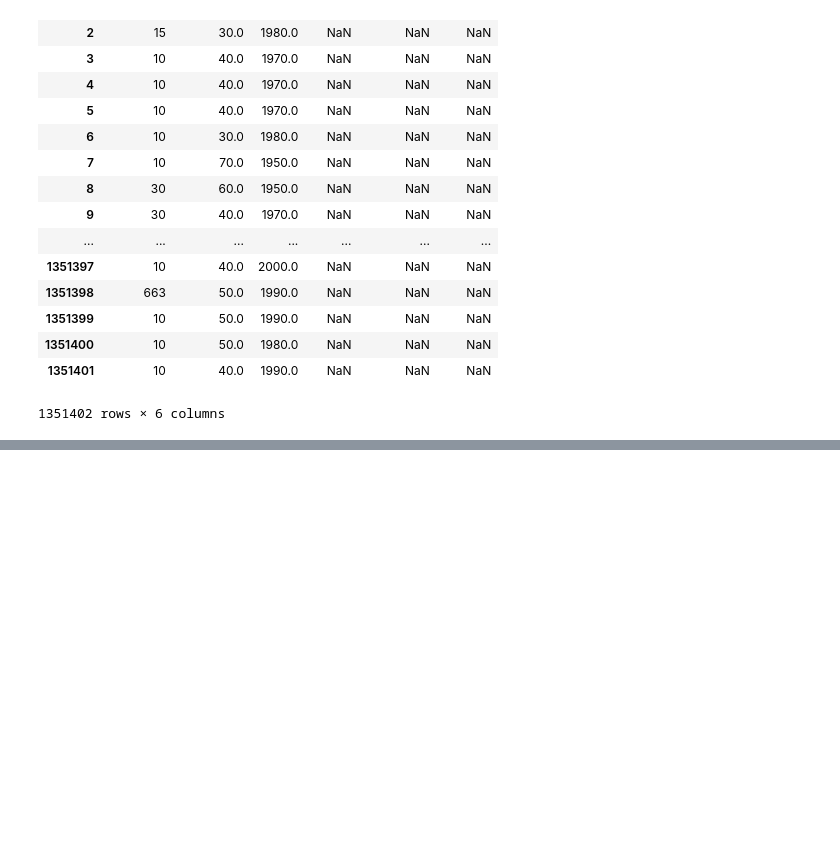
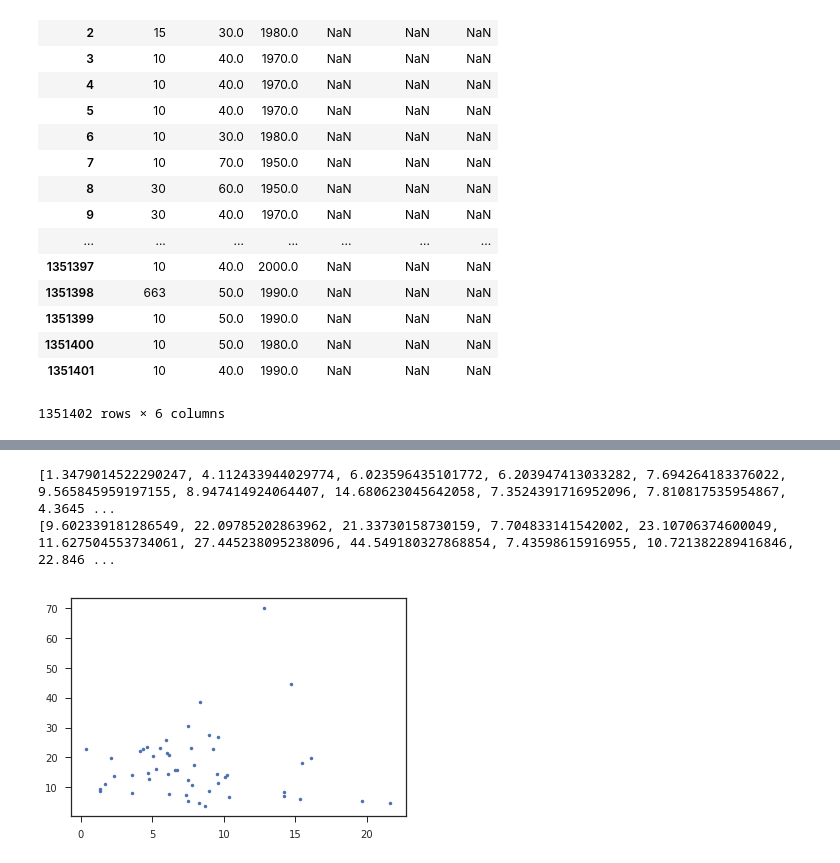
Before and after one commit to dmeral/DSI_projectproposal, a Jupyter notebook: Project_Proposal_FINAL.ipynb, the cells around one changed output, grey strips where cells are left out. Saved outputs shown, nothing was run; the diff lists cells and outputs as text; code cells hidden in the pictures; blank space fills up the shorter version.

```diff
--- a/Project_Proposal_FINAL.ipynb
+++ b/Project_Proposal_FINAL.ipynb
@@ -968,0 +1262,17 @@ data[["LICNFELD","PRACTAGE","GRAD","PTAGE","PTGENDER","PTTYPE"]]
+# %%
+counts = []
+ratios = []
+
+for state in common_states:
+    #print state
+    counts.append(float(pay_count[state]['count_per_1000000'].loc[1990]))
+    ratios.append(float(docs[docs['state_abb']==state]['ratio']))
+
+print counts
+print ratios
+plt.plot(counts,ratios,marker='.',linewidth=0)
+plt.show()
+# %% [output]
+[1.3479014522290247, 4.112433944029774, 6.023596435101772, 6.203947413033282, 7.694264183376022, 9.565845959197155, 8.947414924064407, 14.680623045642058, 7.3524391716952096, 7.810817535954867, 4.3645 ...
+[9.602339181286549, 22.09785202863962, 21.33730158730159, 7.704833141542002, 23.10706374600049, 11.627504553734061, 27.445238095238096, 44.549180327868854, 7.43598615916955, 10.721382289416846, 22.846 ...
+[figure, added]
```
Also changed, not shown: parts of 53 cells of this notebook.
